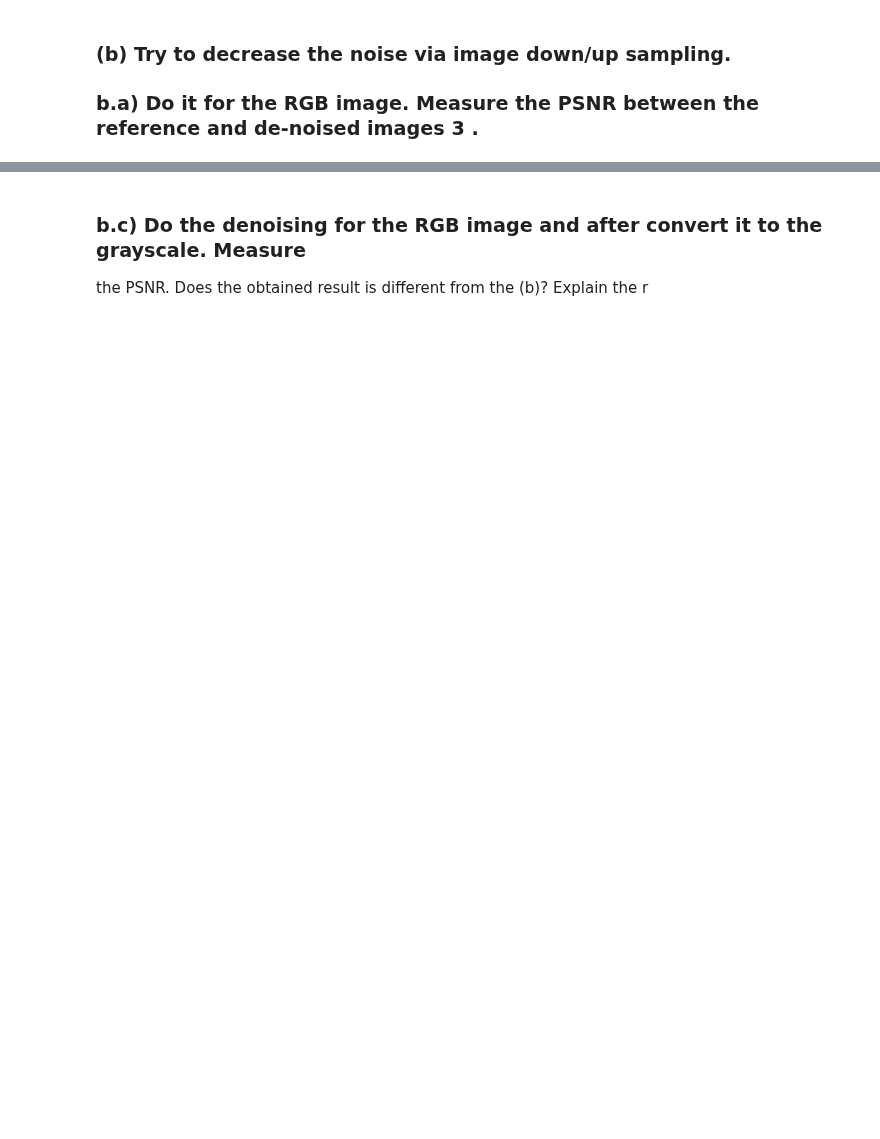
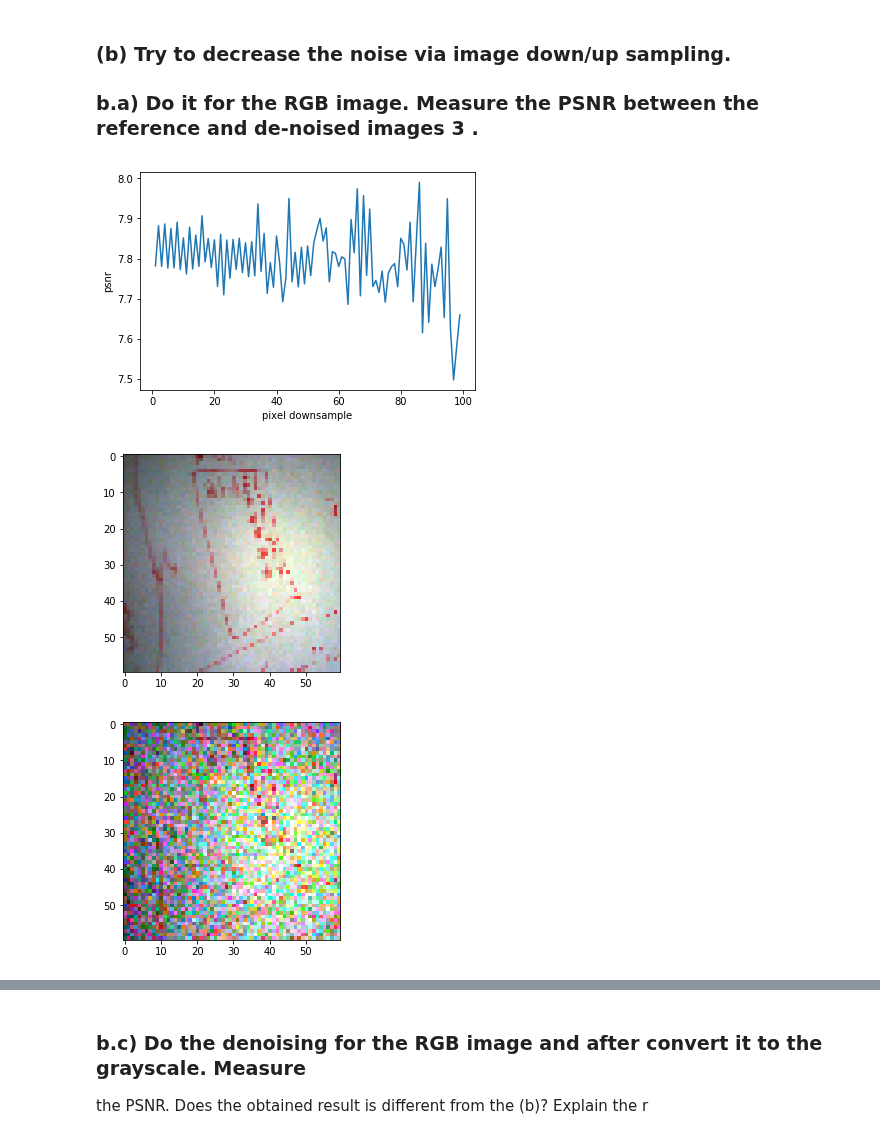
Before and after one commit to partizanos/advanced_image_processing, a Jupyter notebook: TP/TP1/solution/ex7.ipynb, the cells around one changed output, grey strips where cells are left out. Cells and saved outputs as stored; diff of their text form; code cells hidden in the pictures; blank space fills up the shorter version.

```diff
--- a/TP/TP1/solution/ex7.ipynb
+++ b/TP/TP1/solution/ex7.ipynb
@@ -46,3 +46,33 @@ Use ``matplotlib.pyplot.imread`` instead.
 # %% [markdown]
 ### (b) Try to decrease the noise via image down/up sampling.
 ### b.a) Do it for the RGB image. Measure the PSNR between the reference and de-noised images 3 .
+# %%
+from helpers import mse
+import math
+# Downsample an image by skipping indicies
+def downsample_image(img, skip):
+     return img[::skip,::skip]
+
+def psnr(mseres, PIXEL_MAX_SQUARE = 255):
+    mse_square = math.sqrt(mseres )
+    part1 =  math.log10(PIXEL_MAX_SQUARE / mse_square)
+    return 20 * part1
+
+mse(im1, im2),psnr(mse(im1, im2))
+
+
+#downsampling
+psnr_list = [psnr(mse( downsample_image(im1, skip), downsample_image(im2, skip))) for skip in range(1,100)]
+plt.plot([skip for skip in range(1,100)], psnr_list)
+plt.xlabel("pixel downsample")
+plt.ylabel("psnr")
+plt.show()
+
+plt.imshow(downsample_image(im1, 50))
+plt.show()
+plt.imshow(downsample_image(im2, 50))
+plt.show()
+# %% [output]
+[figure, added]
+[figure, added]
+[figure, added]
```
Also changed, not shown: parts of 5 cells of this notebook, 1 other file.
